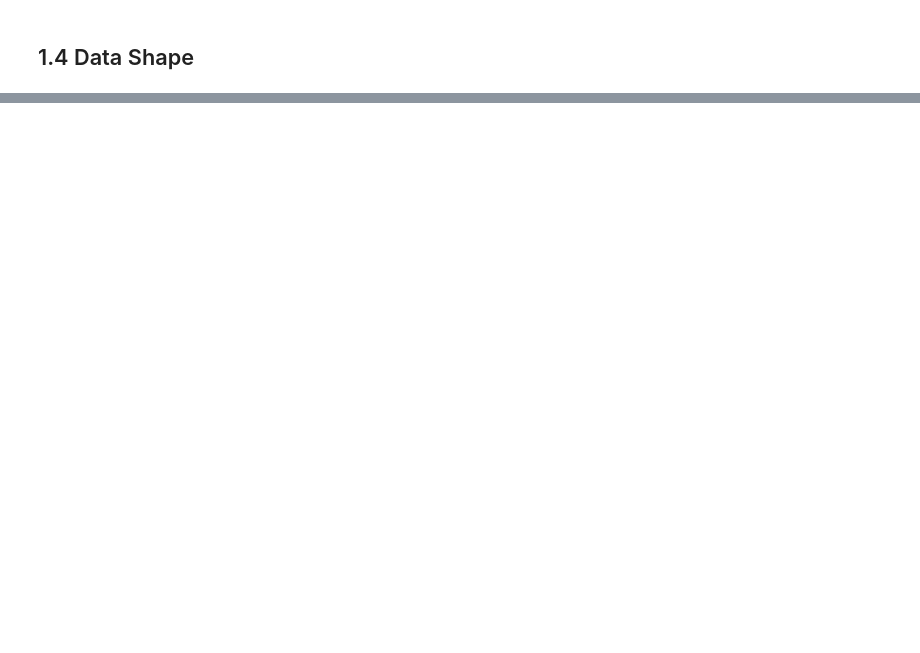
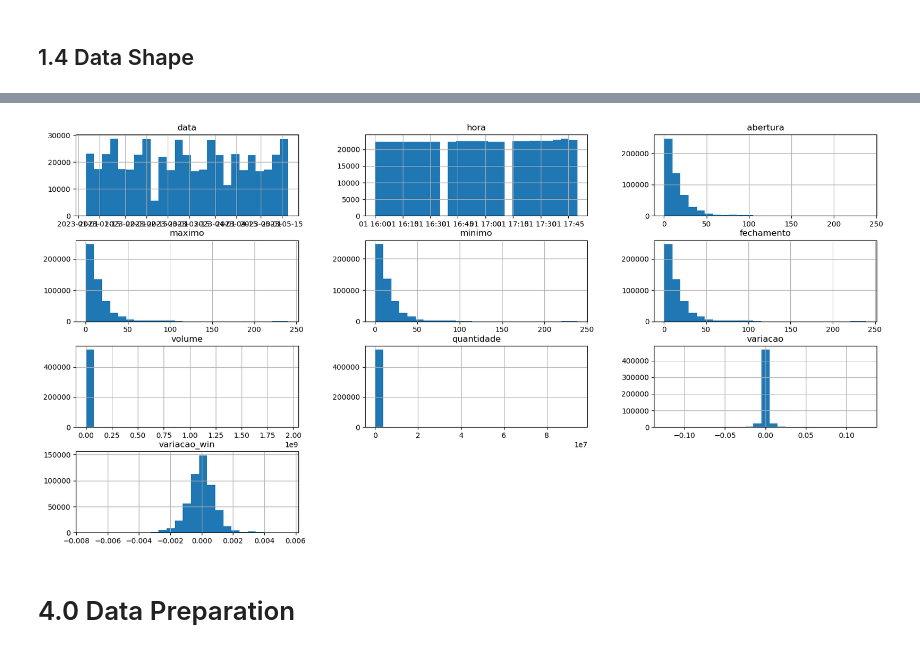
Before and after one commit to EDJR94/leilao_fechamento, a Jupyter notebook: notebook/v01_leilao_fechamento.ipynb, the cells around one changed output, grey strips where cells are left out. Cells and saved outputs as stored; diff of their text form; code cells hidden in the pictures; blank space fills up the shorter version.

Commit message:
Doing Data Transformation

```diff
--- a/notebook/v01_leilao_fechamento.ipynb
+++ b/notebook/v01_leilao_fechamento.ipynb
@@ -139,0 +247,5 @@ df1.shape
+# %%
+df2 = pd.merge(df2, df_win[['data','hora','variacao']], on=['data','hora'], how='left')
+df2 = df2.rename(columns={'variacao_x':'variacao', 'variacao_y':'variacao_win'})
+# %%
+df2 = df2.dropna()
@@ -139,0 +270,4 @@ df1.shape
+# %%
+df3 = df2.copy()
+# %%
+numerical_attributes = df3.select_dtypes(include=['float64','datetime64[ns]'])
@@ -139,0 +290,8 @@ df1.shape
+# %%
+fig = plt.figure(figsize=(20,10))
+ax = fig.gca()
+numerical_attributes.hist(ax = ax, bins=25);
+# %% [output]
+[figure, added]
+# %% [markdown]
+# 4.0 Data Preparation
```
Also changed, not shown: parts of 35 cells of this notebook.
